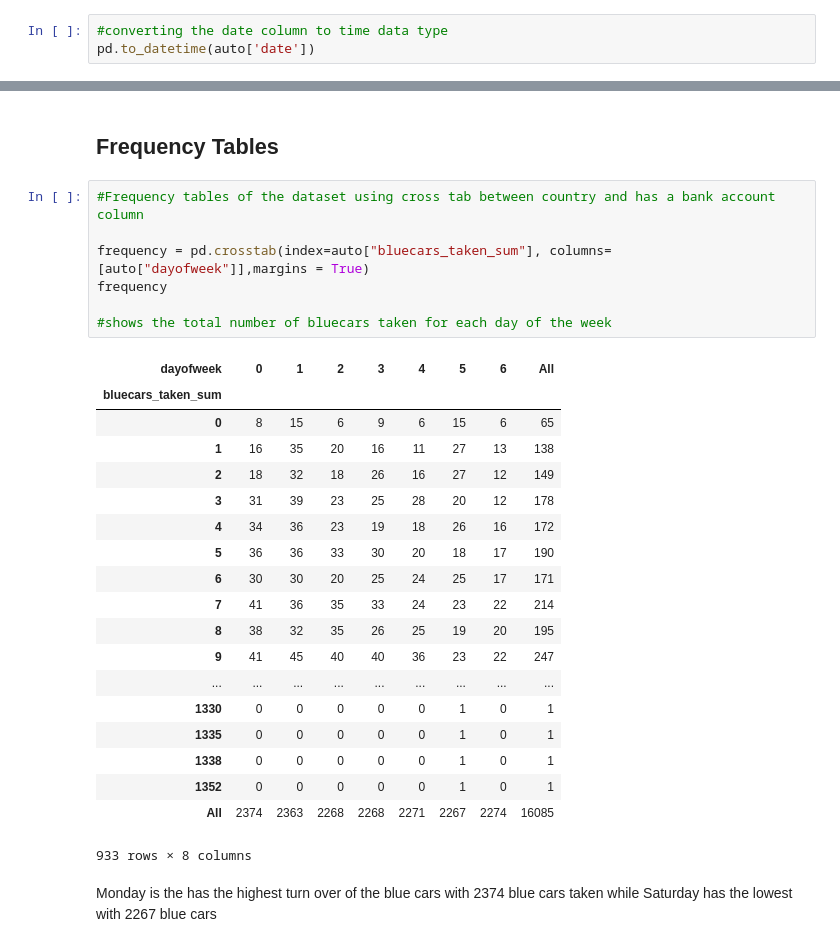
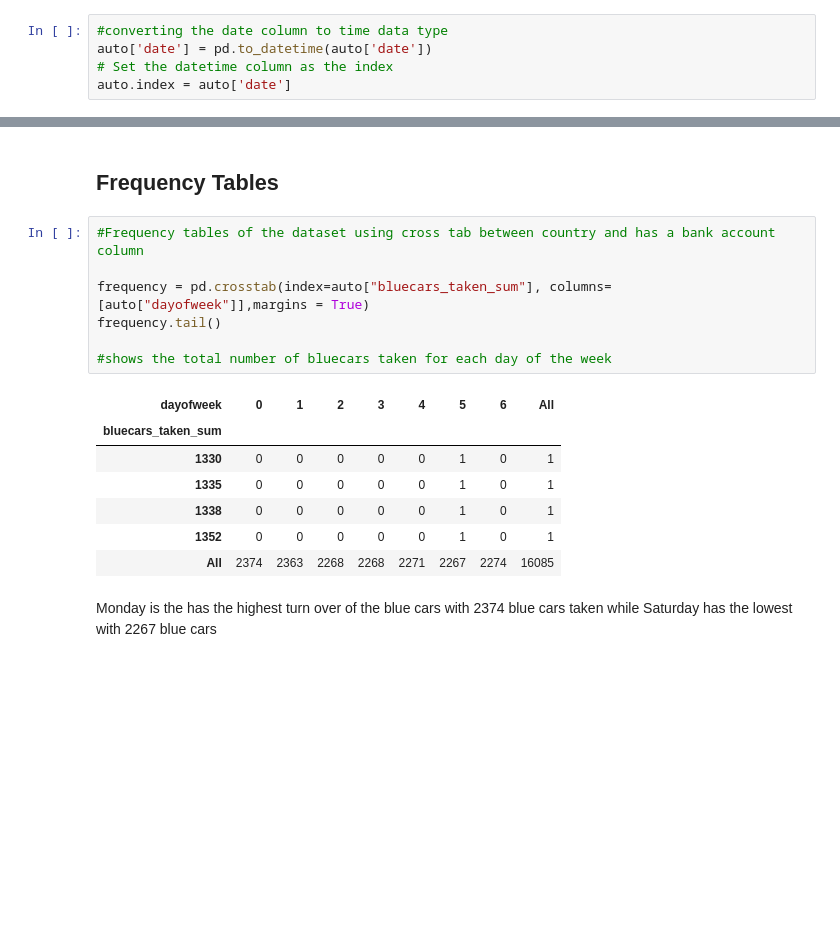
Before and after one commit to mwinzie/Autolib-Project-, a Jupyter notebook: Moringa_Data_Science_Core_W3_Independent_Project_Agnes_Mwinzi_DataScience.ipynb, the cells around one changed output, grey strips where cells are left out. Saved outputs shown, nothing was run; the diff lists cells and outputs as text; blank space fills up the shorter version.

```diff
--- a/Moringa_Data_Science_Core_W3_Independent_Project_Agnes_Mwinzi_DataScience.ipynb
+++ b/Moringa_Data_Science_Core_W3_Independent_Project_Agnes_Mwinzi_DataScience.ipynb
@@ -117,4 +134,6 @@ Index(['postal_code', 'date', 'n_daily_data_points', 'dayofweek', 'day_type',
       dtype='object')
 # %%
 #converting the date column to time data type
-pd.to_datetime(auto['date'])
+auto['date'] = pd.to_datetime(auto['date'])
+# Set the datetime column as the index
+auto.index = auto['date']
@@ -297,30 +300,18 @@ auto.describe()
 # %%
 #Frequency tables of the dataset using cross tab between country and has a bank account column
 
 frequency = pd.crosstab(index=auto["bluecars_taken_sum"], columns=[auto["dayofweek"]],margins = True)
-frequency
+frequency.tail()
 
 #shows the total number of bluecars taken for each day of the week
 # %% [output]
 | dayofweek | 0 | 1 | 2 | 3 | 4 | 5 | 6 | All |
 | bluecars_taken_sum |  |  |  |  |  |  |  |  |
-| 0 | 8 | 15 | 6 | 9 | 6 | 15 | 6 | 65 |
-| 1 | 16 | 35 | 20 | 16 | 11 | 27 | 13 | 138 |
-| 2 | 18 | 32 | 18 | 26 | 16 | 27 | 12 | 149 |
-| 3 | 31 | 39 | 23 | 25 | 28 | 20 | 12 | 178 |
-| 4 | 34 | 36 | 23 | 19 | 18 | 26 | 16 | 172 |
-| 5 | 36 | 36 | 33 | 30 | 20 | 18 | 17 | 190 |
-| 6 | 30 | 30 | 20 | 25 | 24 | 25 | 17 | 171 |
-| 7 | 41 | 36 | 35 | 33 | 24 | 23 | 22 | 214 |
-| 8 | 38 | 32 | 35 | 26 | 25 | 19 | 20 | 195 |
-| 9 | 41 | 45 | 40 | 40 | 36 | 23 | 22 | 247 |
-| ... | ... | ... | ... | ... | ... | ... | ... | ... |
 | 1330 | 0 | 0 | 0 | 0 | 0 | 1 | 0 | 1 |
 | 1335 | 0 | 0 | 0 | 0 | 0 | 1 | 0 | 1 |
 | 1338 | 0 | 0 | 0 | 0 | 0 | 1 | 0 | 1 |
 | 1352 | 0 | 0 | 0 | 0 | 0 | 1 | 0 | 1 |
 | All | 2374 | 2363 | 2268 | 2268 | 2271 | 2267 | 2274 | 16085 |
-933 rows × 8 columns
 # %% [markdown]
 Monday is the has the highest turn over of the blue cars with 2374 blue cars taken while Saturday has the lowest with 2267 blue cars
 # %%
```
Also changed, not shown: parts of 88 cells of this notebook.
